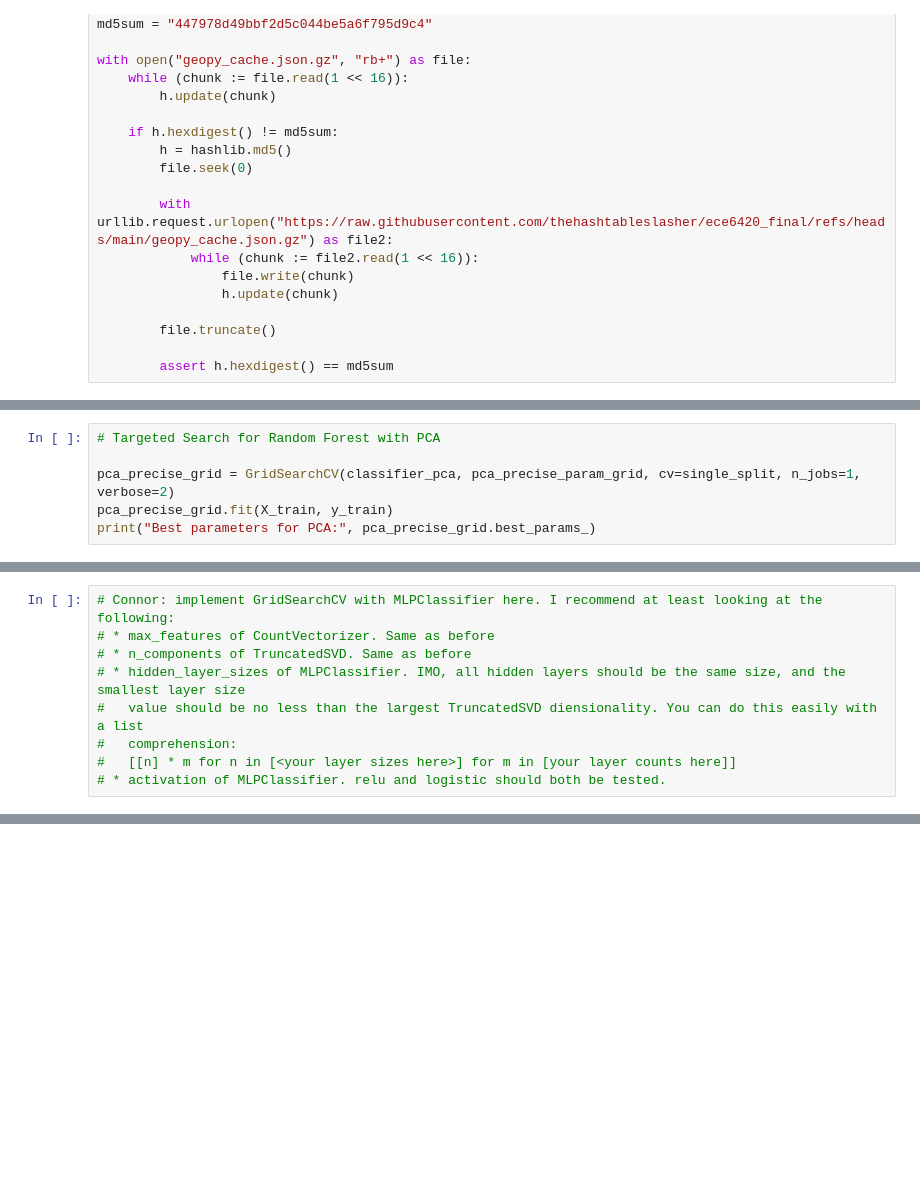
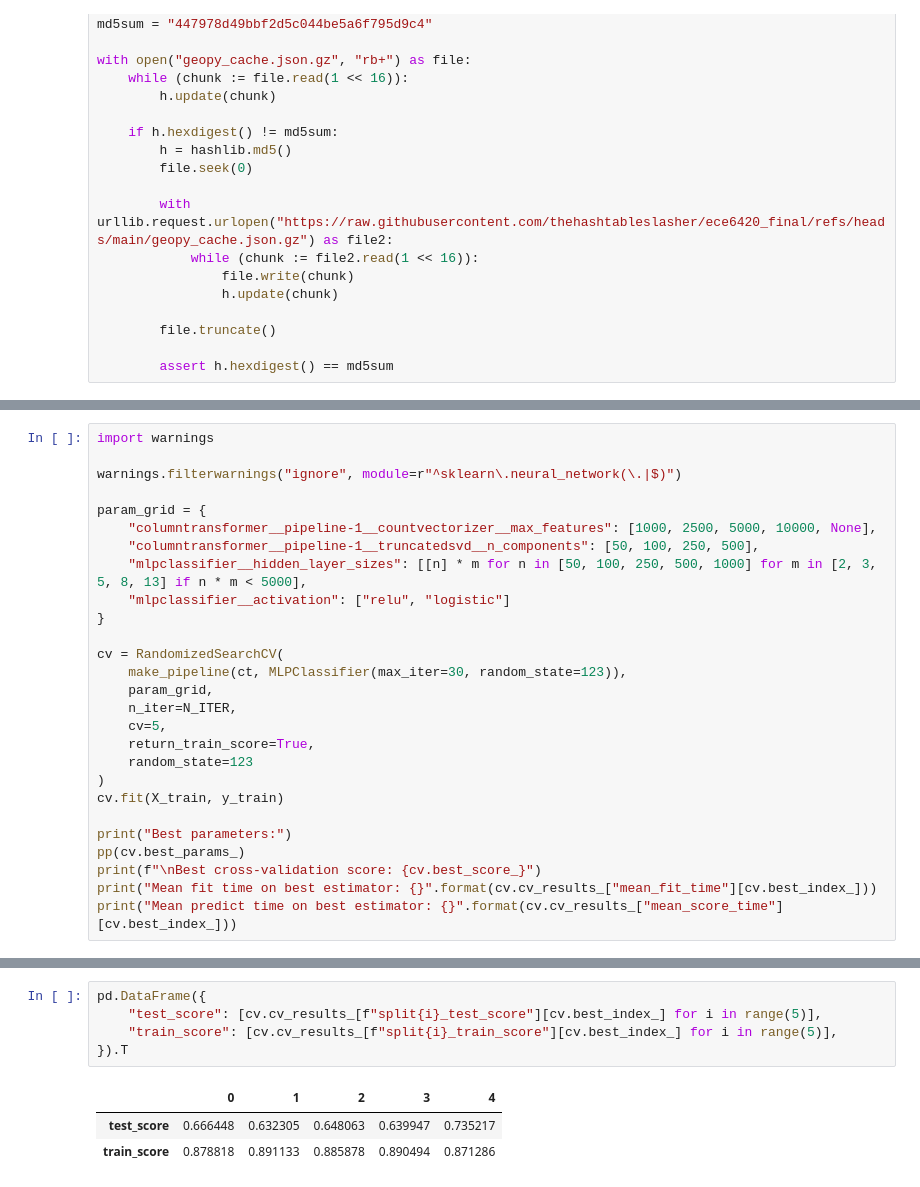
Before and after one commit to thehashtableslasher/ece6420_final, a Jupyter notebook: Report.ipynb, the cells around one changed output, grey strips where cells are left out. Drawn from its saved outputs; the diff is of its cells as text; blank space fills up the shorter version.

```diff
--- a/Report.ipynb
+++ b/Report.ipynb
@@ -473,6 +482,0 @@ The cell above took over 7 mins to run on my computer, and the output was as fol
-# %%
-# Targeted Search for Random Forest with PCA
-
-pca_precise_grid = GridSearchCV(classifier_pca, pca_precise_param_grid, cv=single_split, n_jobs=1, verbose=2)
-pca_precise_grid.fit(X_train, y_train)
-print("Best parameters for PCA:", pca_precise_grid.best_params_)
@@ -560,9 +489,27 @@ We can repeat the improvements we made to the Random Forest model with a neural
 # %%
-# Connor: implement GridSearchCV with MLPClassifier here. I recommend at least looking at the following:
-# * max_features of CountVectorizer. Same as before
-# * n_components of TruncatedSVD. Same as before
-# * hidden_layer_sizes of MLPClassifier. IMO, all hidden layers should be the same size, and the smallest layer size
-#   value should be no less than the largest TruncatedSVD diensionality. You can do this easily with a list
-#   comprehension:
-#   [[n] * m for n in [<your layer sizes here>] for m in [your layer counts here]]
-# * activation of MLPClassifier. relu and logistic should both be tested.
+import warnings
+
+warnings.filterwarnings("ignore", module=r"^sklearn\.neural_network(\.|$)")
+
+param_grid = {
+    "columntransformer__pipeline-1__countvectorizer__max_features": [1000, 2500, 5000, 10000, None],
+    "columntransformer__pipeline-1__truncatedsvd__n_components": [50, 100, 250, 500],
+    "mlpclassifier__hidden_layer_sizes": [[n] * m for n in [50, 100, 250, 500, 1000] for m in [2, 3, 5, 8, 13] if n * m < 5000],
+    "mlpclassifier__activation": ["relu", "logistic"]
+}
+
+cv = RandomizedSearchCV(
+    make_pipeline(ct, MLPClassifier(max_iter=30, random_state=123)),
+    param_grid,
+    n_iter=N_ITER,
+    cv=5,
+    return_train_score=True,
+    random_state=123
+)
+cv.fit(X_train, y_train)
+
+print("Best parameters:")
+pp(cv.best_params_)
+print(f"\nBest cross-validation score: {cv.best_score_}")
+print("Mean fit time on best estimator: {}".format(cv.cv_results_["mean_fit_time"][cv.best_index_]))
+print("Mean predict time on best estimator: {}".format(cv.cv_results_["mean_score_time"][cv.best_index_]))
@@ -569 +526,10 @@ We can repeat the improvements we made to the Random Forest model with a neural
+# %%
+pd.DataFrame({
+    "test_score": [cv.cv_results_[f"split{i}_test_score"][cv.best_index_] for i in range(5)],
+    "train_score": [cv.cv_results_[f"split{i}_train_score"][cv.best_index_] for i in range(5)],
+}).T
+# %% [output]
+|  | 0 | 1 | 2 | 3 | 4 |
+| test_score | 0.666448 | 0.632305 | 0.648063 | 0.639947 | 0.735217 |
+| train_score | 0.878818 | 0.891133 | 0.885878 | 0.890494 | 0.871286 |
 # %%
```
Also changed, not shown: parts of 63 cells of this notebook, 1 other file.
